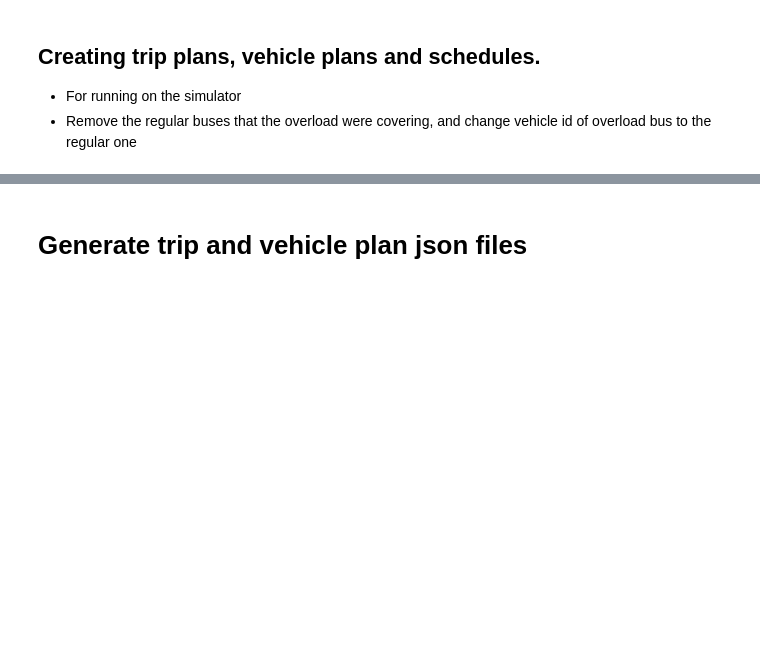
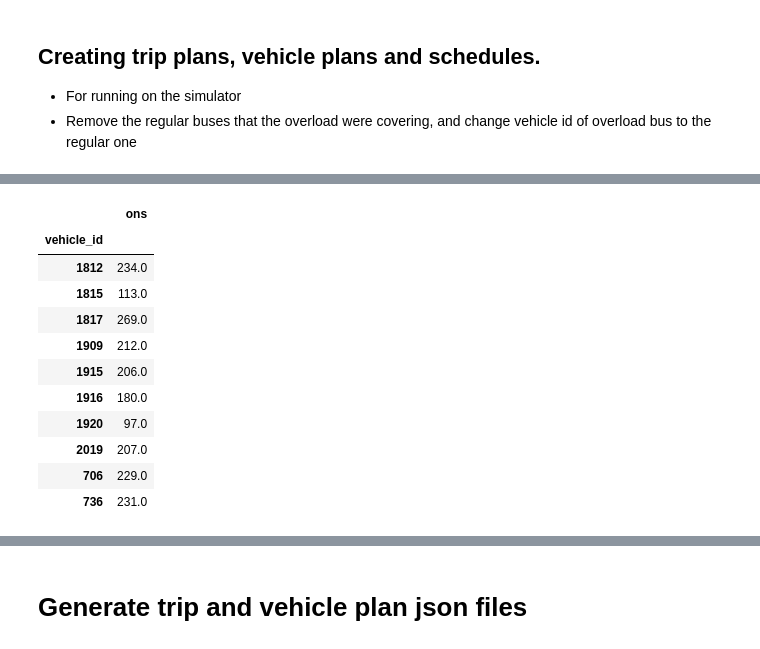
Before and after one commit to jptalusan/ICCPS_stationing, a Jupyter notebook: data_generation/get_APC_day_trips.ipynb, the cells around one changed output, grey strips where cells are left out. Saved outputs shown, nothing was run; the diff lists cells and outputs as text; code cells hidden in the pictures; blank space fills up the shorter version.

```diff
--- a/data_generation/get_APC_day_trips.ipynb
+++ b/data_generation/get_APC_day_trips.ipynb
@@ -234,2 +190,18 @@ m2.head()
 # %%
 # tdf[~tdf['arrival_time'].isnull()].query("trip_id == '263370'")
+# %%
+vehicles = ['2019', '736', '706', '1812', '1815', '1817', '1909', '1915', '1916', '1920']
+tdf[tdf['vehicle_id'].isin(vehicles)].groupby('vehicle_id').agg({'ons':'sum'})
+# %% [output]
+|  | ons |
+| vehicle_id |  |
+| 1812 | 234.0 |
+| 1815 | 113.0 |
+| 1817 | 269.0 |
+| 1909 | 212.0 |
+| 1915 | 206.0 |
+| 1916 | 180.0 |
+| 1920 | 97.0 |
+| 2019 | 207.0 |
+| 706 | 229.0 |
+| 736 | 231.0 |
```
Also changed, not shown: parts of 20 cells of this notebook, 13 other files.
